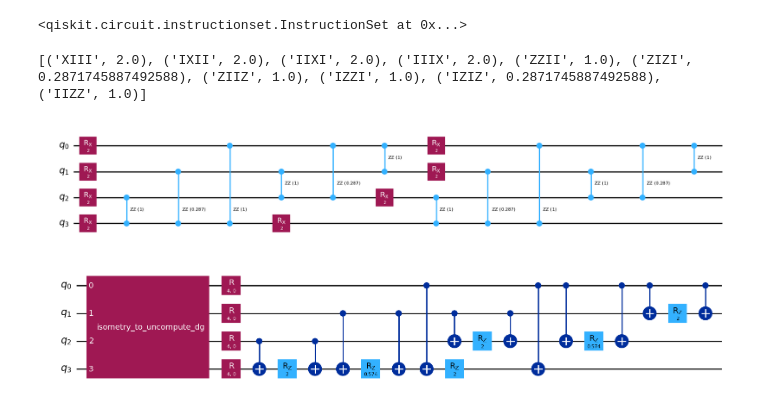
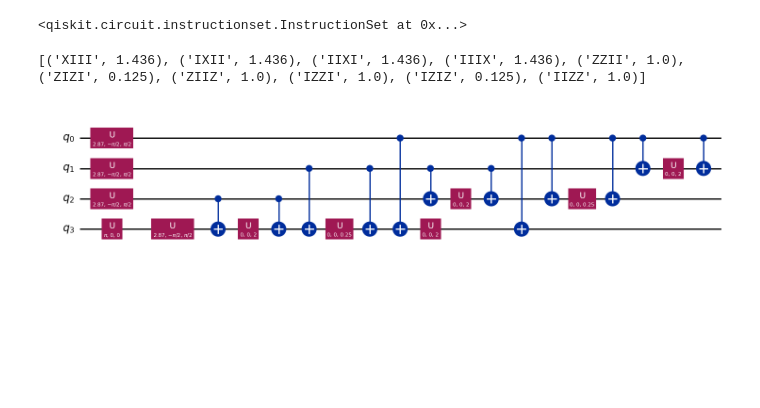
Before and after one commit to MeghadeepaA/Exploring_qiskit, a Jupyter notebook: Project_1_Trotterizing.ipynb, the cells around one changed output. Cells and saved outputs as stored; diff of their text form; code cells hidden in the pictures; blank space fills up the shorter version.

Commit message:
Update Project_1_Trotterizing.ipynb: manual construction of the trotterization

```diff
--- a/Project_1_Trotterizing.ipynb
+++ b/Project_1_Trotterizing.ipynb
@@ -99,8 +108,8 @@ terms = []
 
 # X fields
 N=4
-h=2.0
-a=1.8
+h=1.436
+a=3.0
 J=build_J(N, a)
 for i in range(N):
     terms.append((pauli_string(N, {i: "X"}), h))
@@ -112,7 +121,7 @@ for (i, j), val in J.items():
 print(terms)
 hamiltonian = SparsePauliOp.from_list(terms)
 # %% [output]
-[('XIII', 2.0), ('IXII', 2.0), ('IIXI', 2.0), ('IIIX', 2.0), ('ZZII', 1.0), ('ZIZI', 0.2871745887492588), ('ZIIZ', 1.0), ('IZZI', 1.0), ('IZIZ', 0.2871745887492588), ('IIZZ', 1.0)]
+[('XIII', 1.436), ('IXII', 1.436), ('IIXI', 1.436), ('IIIX', 1.436), ('ZZII', 1.0), ('ZIZI', 0.125), ('ZIIZ', 1.0), ('IZZI', 1.0), ('IZIZ', 0.125), ('IIZZ', 1.0)]
 # %%
 ### using Lie-Trotter to synthesize the evolution gate for the Hamiltonian ###
 from qiskit.synthesis import LieTrotter
@@ -120,7 +129,7 @@ from qiskit.synthesis import LieTrotter
 evolution_gate = PauliEvolutionGate(
     hamiltonian,
     time=1.0,
-    synthesis=LieTrotter(reps=2)
+    synthesis=LieTrotter(reps=20)
 )
 
 # print(evolution_gate.operator)
@@ -129,21 +138,19 @@ qc = QuantumCircuit(N)
 qc.append(evolution_gate, list(range(N)))
 
 de_circuit=qc.decompose().draw("mpl")
-# %% [output]
-[figure, removed]
 # %%
 ###--- time evolution of an initial state through a time independent Hamiltonian
 # using TrotterQRTE Trotterization--###
 from qiskit.quantum_info import Statevector
 from qiskit_algorithms import TrotterQRTE
 initial_state = Statevector.from_label("1000")
 problem = TimeEvolutionProblem(hamiltonian, initial_state=initial_state, time=1.0)
 trotter = TrotterQRTE()
 result = trotter.evolve(problem)
 
 # circuit = result.evolved_state.draw("mpl")
-de_circuit=result.evolved_state.decompose(reps=2).decompose("disentangler_dg").decompose(
+de_circuit=result.evolved_state.decompose(reps=10).decompose("disentangler_dg").decompose(
     "multiplex1_reverse_dg"
 ).draw("mpl")
 # %% [output]
-[figure, old version]
+[figure, new version]
```
Also changed, not shown: parts of 7 cells of this notebook.
